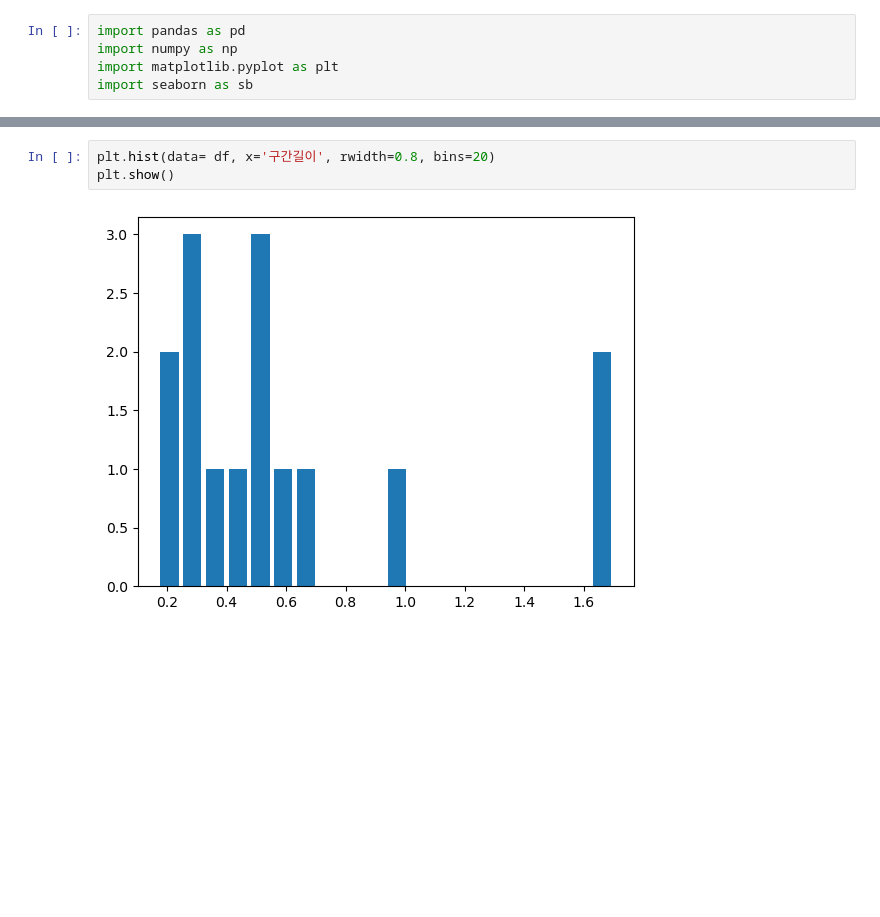
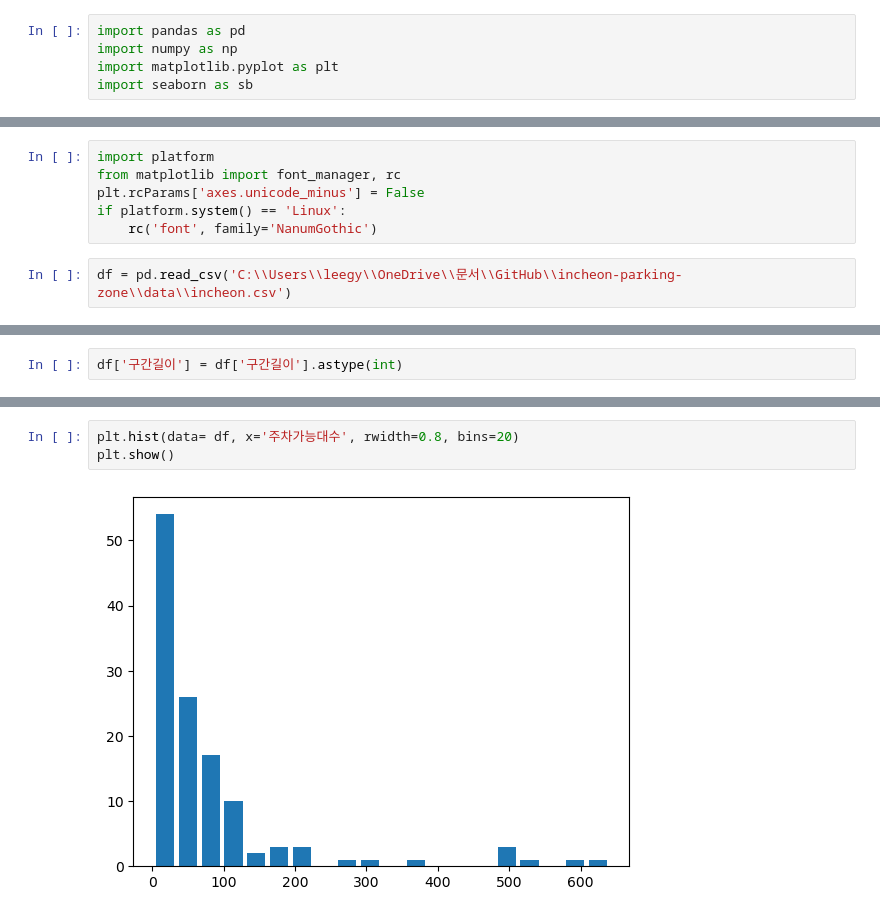
Before and after one commit to jeon1700/incheon-parking-zone, a Jupyter notebook: Untitled.ipynb, the cells around one changed output, grey strips where cells are left out. Cells and saved outputs as stored; diff of their text form; blank space fills up the shorter version.

```diff
--- a/Untitled.ipynb
+++ b/Untitled.ipynb
@@ -9,3 +6,11 @@ df =pd.read_csv(file_path, encoding='cp949')
+# %%
+import platform
+from matplotlib import font_manager, rc
+plt.rcParams['axes.unicode_minus'] = False
+if platform.system() == 'Linux':
+    rc('font', family='NanumGothic')
+# %%
+df = pd.read_csv('C:\\Users\\leegy\\OneDrive\\문서\\GitHub\\incheon-parking-zone\\data\\incheon.csv')
 # %%
 df
 # %% [output]
@@ -39,0 +63,2 @@ df.describe()
+# %%
+df['구간길이'] = df['구간길이'].astype(int)
@@ -59,5 +172,5 @@ plt.show()
 # %%
-plt.hist(data= df, x='구간길이', rwidth=0.8, bins=20)
+plt.hist(data= df, x='주차가능대수', rwidth=0.8, bins=20)
 plt.show()
 # %% [output]
-[figure, old version]
+[figure, new version]
```
Also changed, not shown: parts of 26 cells of this notebook, 3 other files.
